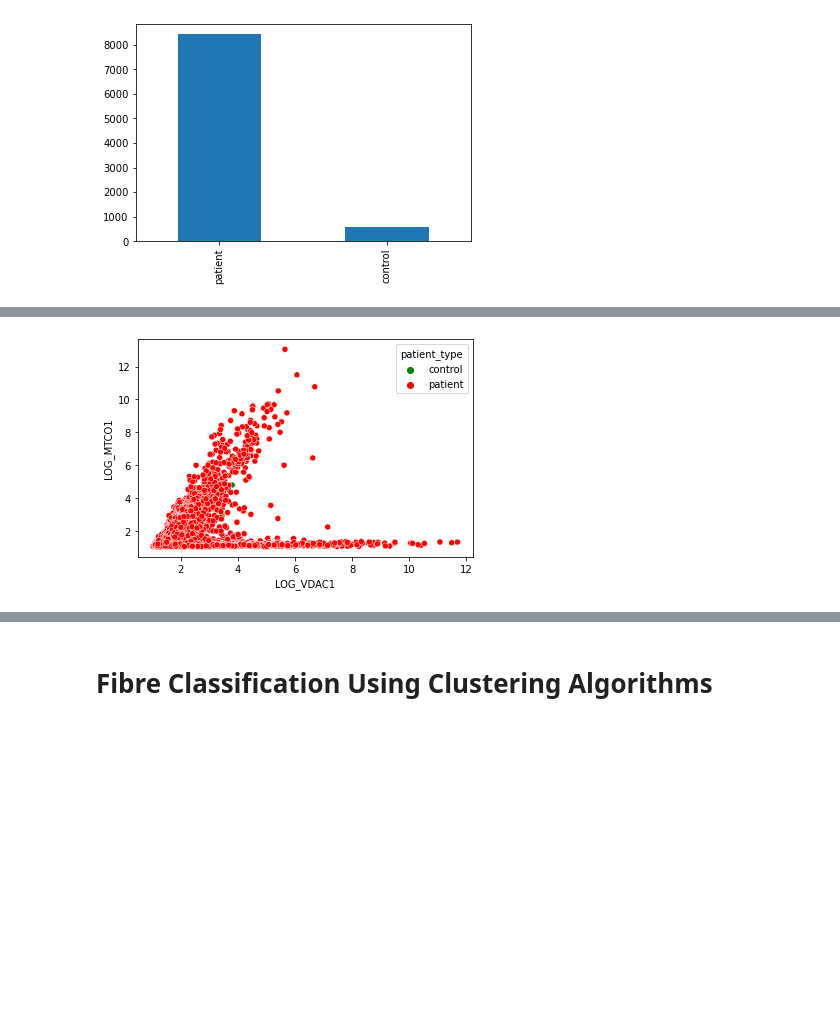
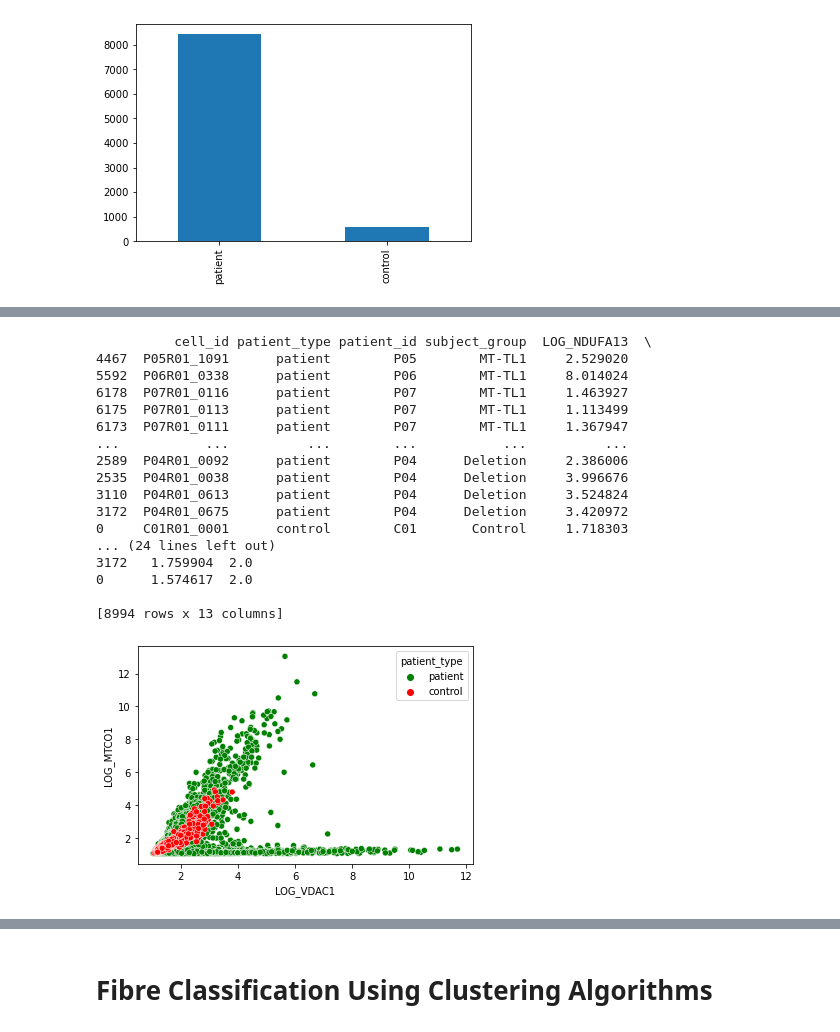
Before and after one commit to FNgongo/Classification_of_fibres_from_the_mitochondrial_disease_dataset_using_clustering_techniques, a Jupyter notebook: EDAandBasicML-FNVesion-Copy1.ipynb, the cells around one changed output, grey strips where cells are left out. Cells and saved outputs as stored; diff of their text form; code cells hidden in the pictures; blank space fills up the shorter version.

```diff
--- a/EDAandBasicML-FNVesion-Copy1.ipynb
+++ b/EDAandBasicML-FNVesion-Copy1.ipynb
@@ -201,5 +201,9 @@ df_eda.patient_type.value_counts().plot(kind='bar')
 <AxesSubplot:>
 [figure]
 # %%
-ax = sns.scatterplot(x="LOG_VDAC1", y="LOG_COX4+4L2", hue="patient_type", palette='muted',data=df_eda)
+ax = sns.scatterplot(x="LOG_VDAC1", y="LOG_COX4+4L2", hue="patient_type", data=df_eda, palette = 'muted')
+df_eda.loc[df_eda['patient_type'] == 'patient', 'Top'] = 1
+df_eda.loc[df_eda['patient_type'] == 'patient', 'Top'] = 2
+df_eda = df_eda.sort_values(by=['Top'], ascending=True)
+print(df_eda)
 # %% [output]
@@ -219,6 +238,27 @@ print(grouped)
 # %%
 ax = sns.scatterplot(x="LOG_VDAC1", y="LOG_MTCO1", hue="patient_type", palette=['green','red'], data=df_eda)
+df_eda.loc[df_eda['patient_type'] == 'patient', 'Top'] = 1
+df_eda.loc[df_eda['patient_type'] == 'patient', 'Top'] = 2
+df_eda = df_eda.sort_values(by=['Top'], ascending=True)
+print(df_eda)
 # %% [output]
+          cell_id patient_type patient_id subject_group  LOG_NDUFA13  \
+4467  P05R01_1091      patient        P05        MT-TL1     2.529020
+5592  P06R01_0338      patient        P06        MT-TL1     8.014024
+6178  P07R01_0116      patient        P07        MT-TL1     1.463927
+6175  P07R01_0113      patient        P07        MT-TL1     1.113499
+6173  P07R01_0111      patient        P07        MT-TL1     1.367947
+...           ...          ...        ...           ...          ...
+2589  P04R01_0092      patient        P04      Deletion     2.386006
+2535  P04R01_0038      patient        P04      Deletion     3.996676
+3110  P04R01_0613      patient        P04      Deletion     3.524824
+3172  P04R01_0675      patient        P04      Deletion     3.420972
+0     C01R01_0001      control        C01       Control     1.718303
+... (24 lines left out)
+3172   1.759904  2.0
+0      1.574617  2.0
+
+[8994 rows x 13 columns]
-[figure, old version]
+[figure, new version]
 # %%
 ax = sns.scatterplot(x="LOG_VDAC1", y="LOG_NDUFA13", hue="patient_type",palette='colorblind', data=df_eda)
```
Also changed, not shown: parts of 37 cells of this notebook, 1 other file.
